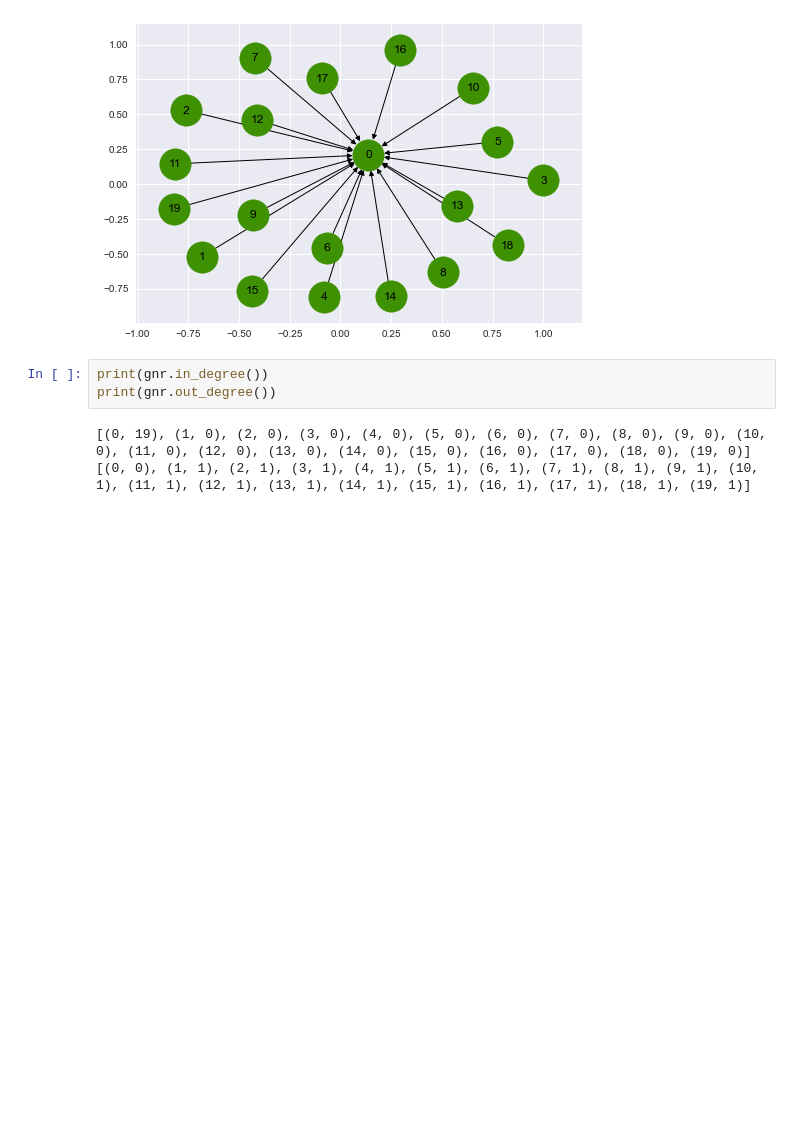
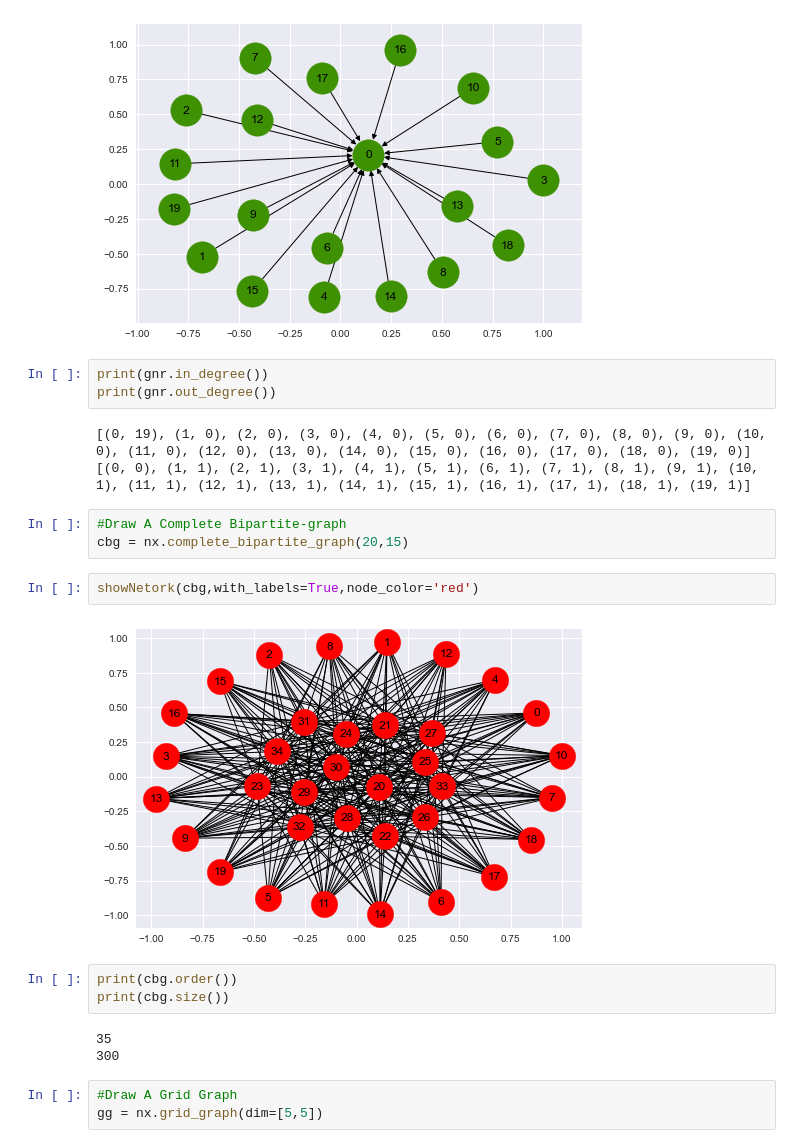
Before and after one commit to JayantGoel001/GraphsAndSocialNetworkAnalytics, a Jupyter notebook: Graph Using NetworkX.ipynb, the cells around one changed output. Cells and saved outputs as stored; diff of their text form; blank space fills up the shorter version.

```diff
--- a/Graph Using NetworkX.ipynb
+++ b/Graph Using NetworkX.ipynb
@@ -345,3 +345,19 @@ print(gnr.out_degree())
 # %% [output]
 [(0, 19), (1, 0), (2, 0), (3, 0), (4, 0), (5, 0), (6, 0), (7, 0), (8, 0), (9, 0), (10, 0), (11, 0), (12, 0), (13, 0), (14, 0), (15, 0), (16, 0), (17, 0), (18, 0), (19, 0)]
 [(0, 0), (1, 1), (2, 1), (3, 1), (4, 1), (5, 1), (6, 1), (7, 1), (8, 1), (9, 1), (10, 1), (11, 1), (12, 1), (13, 1), (14, 1), (15, 1), (16, 1), (17, 1), (18, 1), (19, 1)]
+# %%
+#Draw A Complete Bipartite-graph
+cbg = nx.complete_bipartite_graph(20,15)
+# %%
+showNetork(cbg,with_labels=True,node_color='red')
+# %% [output]
+[figure, added]
+# %%
+print(cbg.order())
+print(cbg.size())
+# %% [output]
+35
+300
+# %%
+#Draw A Grid Graph
+gg = nx.grid_graph(dim=[5,5])
```
Also changed, not shown: parts of 3 cells of this notebook.
